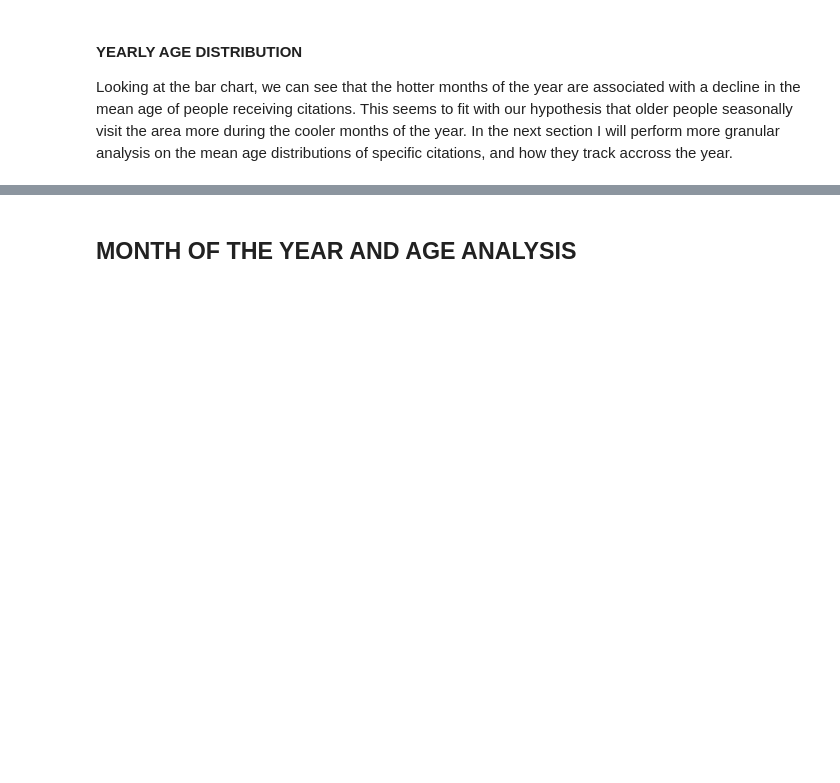
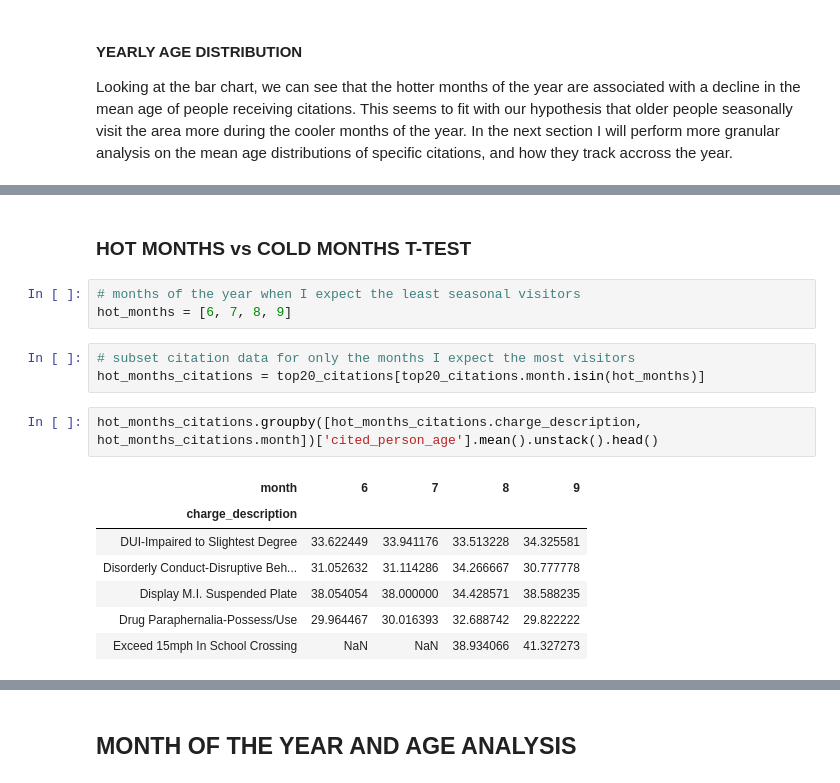
Before and after one commit to mrkjhsn/Thinkful-Exercises, a Jupyter notebook: capstone_1/Influence of Seasonal Visitors on City of Scottsdale Citations.ipynb, the cells around one changed output, grey strips where cells are left out. Saved outputs shown, nothing was run; the diff lists cells and outputs as text; blank space fills up the shorter version.

```diff
--- a/capstone_1/Influence of Seasonal Visitors on City of Scottsdale Citations.ipynb
+++ b/capstone_1/Influence of Seasonal Visitors on City of Scottsdale Citations.ipynb
@@ -205,0 +286,18 @@ Looking at the bar chart, we can see that the hotter months of the year are asso
+# %% [markdown]
+### HOT MONTHS vs COLD MONTHS T-TEST
+# %%
+# months of the year when I expect the least seasonal visitors
+hot_months = [6, 7, 8, 9]
+# %%
+# subset citation data for only the months I expect the most visitors
+hot_months_citations = top20_citations[top20_citations.month.isin(hot_months)]
+# %%
+hot_months_citations.groupby([hot_months_citations.charge_description, hot_months_citations.month])['cited_person_age'].mean().unstack().head()
+# %% [output]
+| month | 6 | 7 | 8 | 9 |
+| charge_description |  |  |  |  |
+| DUI-Impaired to Slightest Degree | 33.622449 | 33.941176 | 33.513228 | 34.325581 |
+| Disorderly Conduct-Disruptive Beh... | 31.052632 | 31.114286 | 34.266667 | 30.777778 |
+| Display M.I. Suspended Plate | 38.054054 | 38.000000 | 34.428571 | 38.588235 |
+| Drug Paraphernalia-Possess/Use | 29.964467 | 30.016393 | 32.688742 | 29.822222 |
+| Exceed 15mph In School Crossing | NaN | NaN | 38.934066 | 41.327273 |
```
Also changed, not shown: parts of 12 cells of this notebook.
